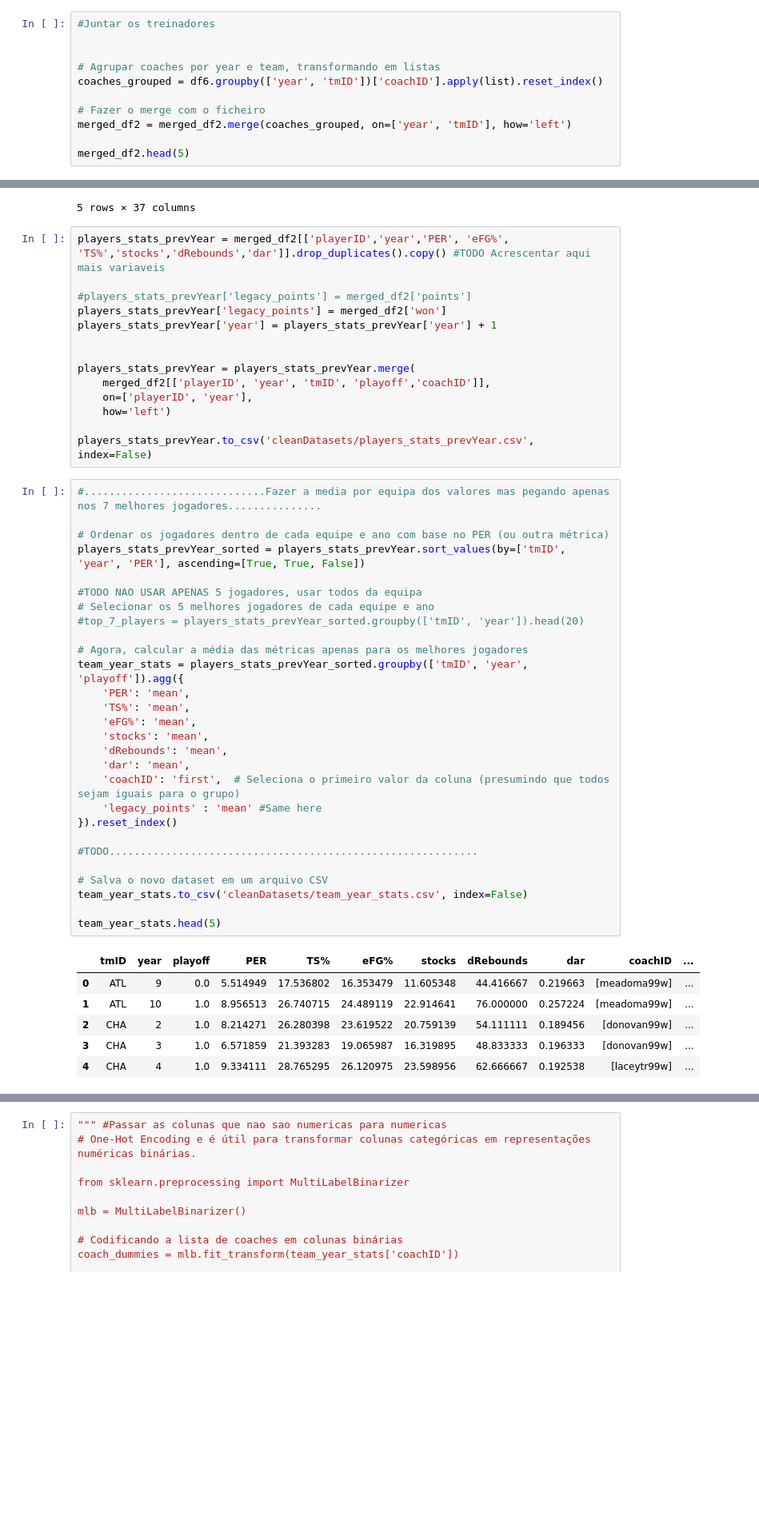
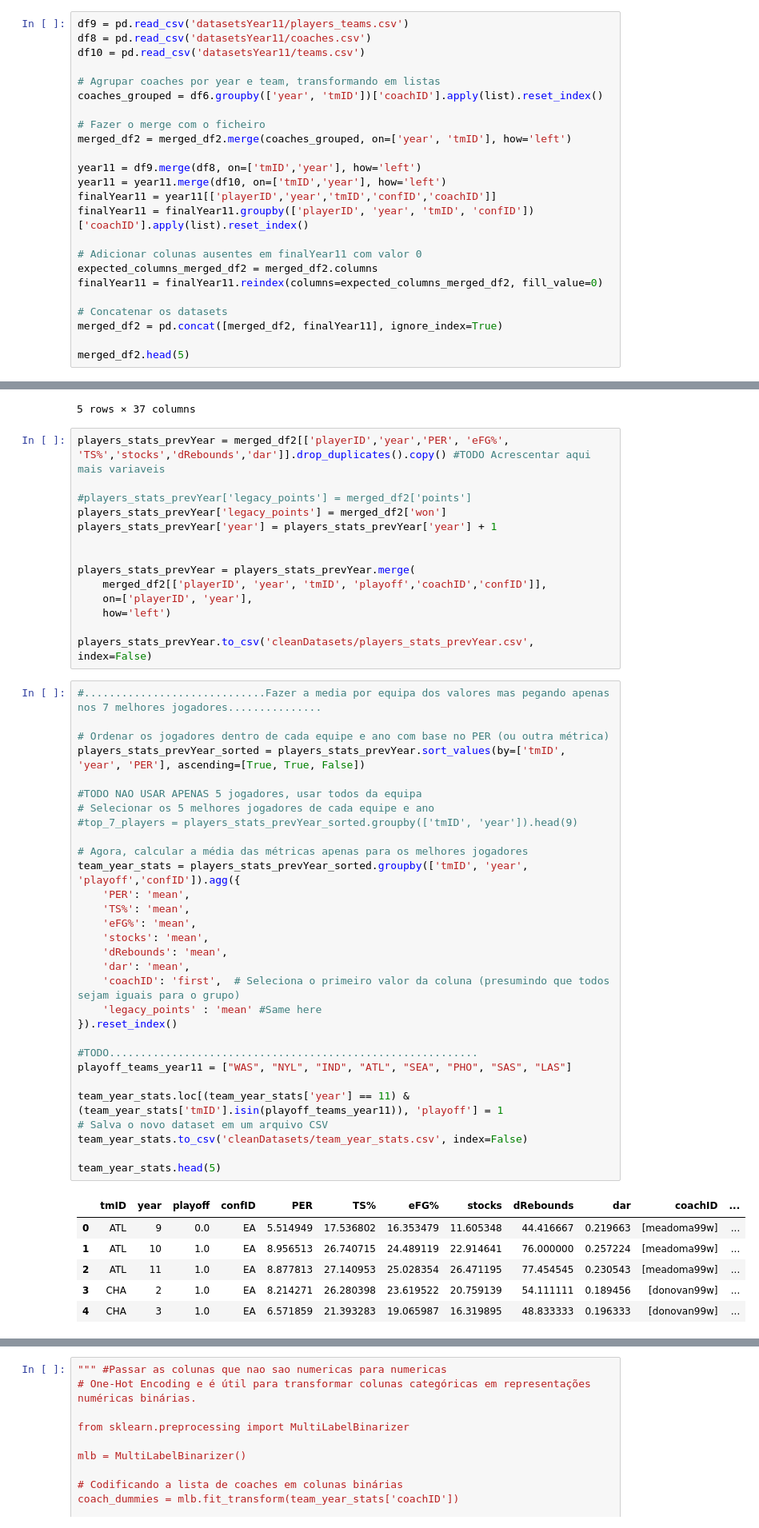
Before and after one commit to maxbper/AC, a Jupyter notebook: junta_2.ipynb, the cells around one changed output, grey strips where cells are left out. Shown at 80% size. Saved outputs shown, nothing was run; the diff lists cells and outputs as text; blank space fills up the shorter version.

Commit message:
Ano 11 no junta 2

```diff
--- a/junta_2.ipynb
+++ b/junta_2.ipynb
@@ -359,8 +359,9 @@ if not os.path.exists('cleanDatasets'):
 
 merged_df2.to_csv('cleanDatasets/advancedstatistics.csv', index=False)
 # %%
-#Juntar os treinadores
-
+df9 = pd.read_csv('datasetsYear11/players_teams.csv')
+df8 = pd.read_csv('datasetsYear11/coaches.csv')
+df10 = pd.read_csv('datasetsYear11/teams.csv')
 
 # Agrupar coaches por year e team, transformando em listas
 coaches_grouped = df6.groupby(['year', 'tmID'])['coachID'].apply(list).reset_index()
@@ -368,6 +369,18 @@ coaches_grouped = df6.groupby(['year', 'tmID'])['coachID'].apply(list).reset_ind
 # Fazer o merge com o ficheiro
 merged_df2 = merged_df2.merge(coaches_grouped, on=['year', 'tmID'], how='left')
 
+year11 = df9.merge(df8, on=['tmID','year'], how='left')
+year11 = year11.merge(df10, on=['tmID','year'], how='left')
+finalYear11 = year11[['playerID','year','tmID','confID','coachID']]
+finalYear11 = finalYear11.groupby(['playerID', 'year', 'tmID', 'confID'])['coachID'].apply(list).reset_index()
+
+# Adicionar colunas ausentes em finalYear11 com valor 0
+expected_columns_merged_df2 = merged_df2.columns
+finalYear11 = finalYear11.reindex(columns=expected_columns_merged_df2, fill_value=0)
+
+# Concatenar os datasets
+merged_df2 = pd.concat([merged_df2, finalYear11], ignore_index=True)
+
 merged_df2.head(5)
 # %% [output]
 |  | playerID | year | stint | tmID | points | dRebounds | dq | pos | height | weight | ... | ... |
@@ -386,7 +399,7 @@ players_stats_prevYear['year'] = players_stats_prevYear['year'] + 1
 
 
 players_stats_prevYear = players_stats_prevYear.merge(
-    merged_df2[['playerID', 'year', 'tmID', 'playoff','coachID']],
+    merged_df2[['playerID', 'year', 'tmID', 'playoff','coachID','confID']],
     on=['playerID', 'year'],
     how='left')
 
@@ -394,38 +407,40 @@ players_stats_prevYear.to_csv('cleanDatasets/players_stats_prevYear.csv', index=
 # %%
 #.............................Fazer a media por equipa dos valores mas pegando apenas nos 7 melhores jogadores...............
 
 # Ordenar os jogadores dentro de cada equipe e ano com base no PER (ou outra métrica)
 players_stats_prevYear_sorted = players_stats_prevYear.sort_values(by=['tmID', 'year', 'PER'], ascending=[True, True, False])
 
 #TODO NAO USAR APENAS 5 jogadores, usar todos da equipa
 # Selecionar os 5 melhores jogadores de cada equipe e ano
-#top_7_players = players_stats_prevYear_sorted.groupby(['tmID', 'year']).head(20)
+#top_7_players = players_stats_prevYear_sorted.groupby(['tmID', 'year']).head(9)
 
 # Agora, calcular a média das métricas apenas para os melhores jogadores
-team_year_stats = players_stats_prevYear_sorted.groupby(['tmID', 'year', 'playoff']).agg({
+team_year_stats = players_stats_prevYear_sorted.groupby(['tmID', 'year', 'playoff','confID']).agg({
     'PER': 'mean',
     'TS%': 'mean',
     'eFG%': 'mean',
     'stocks': 'mean',
     'dRebounds': 'mean',
     'dar': 'mean',
     'coachID': 'first',  # Seleciona o primeiro valor da coluna (presumindo que todos sejam iguais para o grupo)
     'legacy_points' : 'mean' #Same here
 }).reset_index()
 
 #TODO...........................................................
+playoff_teams_year11 = ["WAS", "NYL", "IND", "ATL", "SEA", "PHO", "SAS", "LAS"]
 
+team_year_stats.loc[(team_year_stats['year'] == 11) & (team_year_stats['tmID'].isin(playoff_teams_year11)), 'playoff'] = 1
 # Salva o novo dataset em um arquivo CSV
 team_year_stats.to_csv('cleanDatasets/team_year_stats.csv', index=False)
 
 team_year_stats.head(5)
 # %% [output]
-|  | tmID | year | playoff | PER | TS% | eFG% | stocks | dRebounds | dar | coachID | ... |
-| 0 | ATL | 9 | 0.0 | 5.514949 | 17.536802 | 16.353479 | 11.605348 | 44.416667 | 0.219663 | [meadoma99w] | ... |
-| 1 | ATL | 10 | 1.0 | 8.956513 | 26.740715 | 24.489119 | 22.914641 | 76.000000 | 0.257224 | [meadoma99w] | ... |
-| 2 | CHA | 2 | 1.0 | 8.214271 | 26.280398 | 23.619522 | 20.759139 | 54.111111 | 0.189456 | [donovan99w] | ... |
-| 3 | CHA | 3 | 1.0 | 6.571859 | 21.393283 | 19.065987 | 16.319895 | 48.833333 | 0.196333 | [donovan99w] | ... |
-| 4 | CHA | 4 | 1.0 | 9.334111 | 28.765295 | 26.120975 | 23.598956 | 62.666667 | 0.192538 | [laceytr99w] | ... |
+|  | tmID | year | playoff | confID | PER | TS% | eFG% | stocks | dRebounds | dar | coachID | ... |
+| 0 | ATL | 9 | 0.0 | EA | 5.514949 | 17.536802 | 16.353479 | 11.605348 | 44.416667 | 0.219663 | [meadoma99w] | ... |
+| 1 | ATL | 10 | 1.0 | EA | 8.956513 | 26.740715 | 24.489119 | 22.914641 | 76.000000 | 0.257224 | [meadoma99w] | ... |
+| 2 | ATL | 11 | 1.0 | EA | 8.877813 | 27.140953 | 25.028354 | 26.471195 | 77.454545 | 0.230543 | [meadoma99w] | ... |
+| 3 | CHA | 2 | 1.0 | EA | 8.214271 | 26.280398 | 23.619522 | 20.759139 | 54.111111 | 0.189456 | [donovan99w] | ... |
+| 4 | CHA | 3 | 1.0 | EA | 6.571859 | 21.393283 | 19.065987 | 16.319895 | 48.833333 | 0.196333 | [donovan99w] | ... |
 # %%
 import pandas as pd
 from sklearn.decomposition import PCA
```
Also changed, not shown: parts of 13 cells of this notebook, 4 other files.
